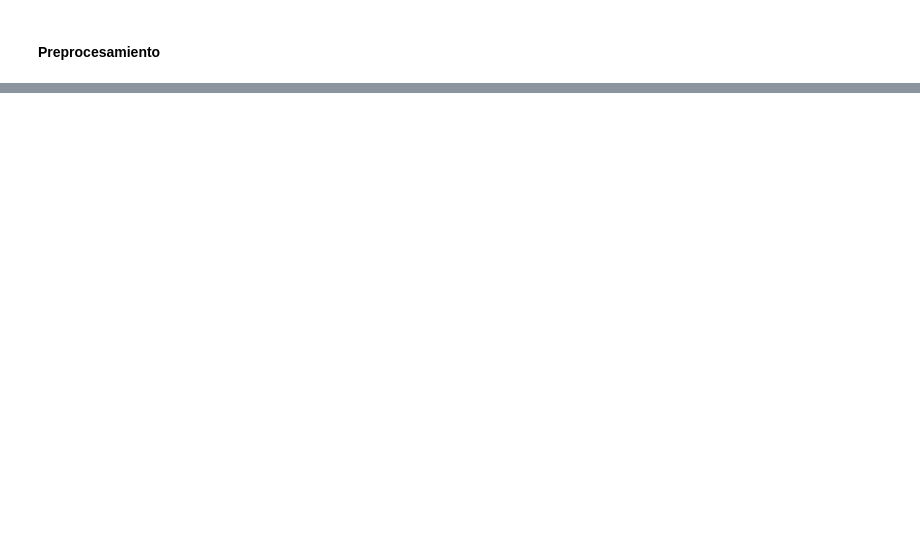
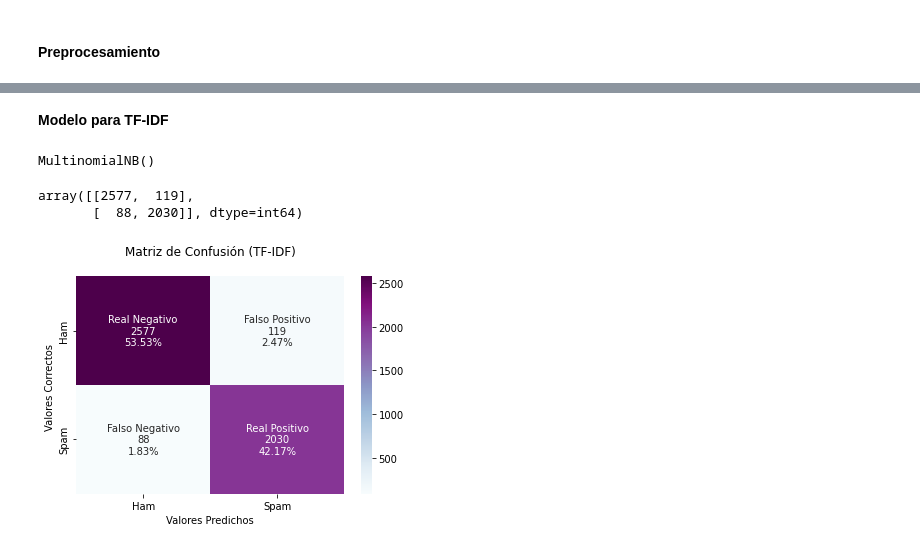
Before and after one commit to gera1013/SDS-Lab-02, a Jupyter notebook: lab02.ipynb, the cells around one changed output, grey strips where cells are left out. Saved outputs shown, nothing was run; the diff lists cells and outputs as text; code cells hidden in the pictures; blank space fills up the shorter version.

```diff
--- a/lab02.ipynb
+++ b/lab02.ipynb
@@ -89,0 +258,35 @@ df.rename(columns={"Unnamed: 0": "serial", "Body": "body", "Label": "label"})
+# %% [markdown]
+**Modelo para TF-IDF**
+# %%
+tf_x_train, tf_x_test, tf_y_train, tf_y_test = train_test_split(tf_features, tf_target, test_size = test_ratio)
+# %%
+bayes.fit(tf_x_train, tf_y_train)
+# %% [output]
+MultinomialNB()
+# %%
+tf_y_pred = bayes.predict(tf_x_test)
+
+tf_cf_matrix = confusion_matrix(tf_y_test, tf_y_pred)
+tf_cf_matrix
+# %% [output]
+array([[2577,  119],
+       [  88, 2030]], dtype=int64)
+# %%
+## plot de matriz de confusion
+group_names = ['Real Negativo','Falso Positivo','Falso Negativo','Real Positivo']
+group_counts = ["{0:0.0f}".format(value) for value in tf_cf_matrix.flatten()]
+group_percentages = ["{0:.2%}".format(value) for value in tf_cf_matrix.flatten()/np.sum(tf_cf_matrix)]
+
+labels = [f"{v1}\n{v2}\n{v3}" for v1, v2, v3 in zip(group_names,group_counts,group_percentages)]
+labels = np.asarray(labels).reshape(2,2)
+
+ax = sns.heatmap(tf_cf_matrix, annot=labels, fmt='', cmap='BuPu')
+
+ax.set_title('Matriz de Confusión (TF-IDF)\n');
+
+ax.xaxis.set_ticklabels(['Ham','Spam'])
+ax.yaxis.set_ticklabels(['Ham','Spam'])
+ax.set_xlabel('Valores Predichos');
+ax.set_ylabel('Valores Correctos ');
+# %% [output]
+[figure, added]
```
Also changed, not shown: parts of 26 cells of this notebook.
